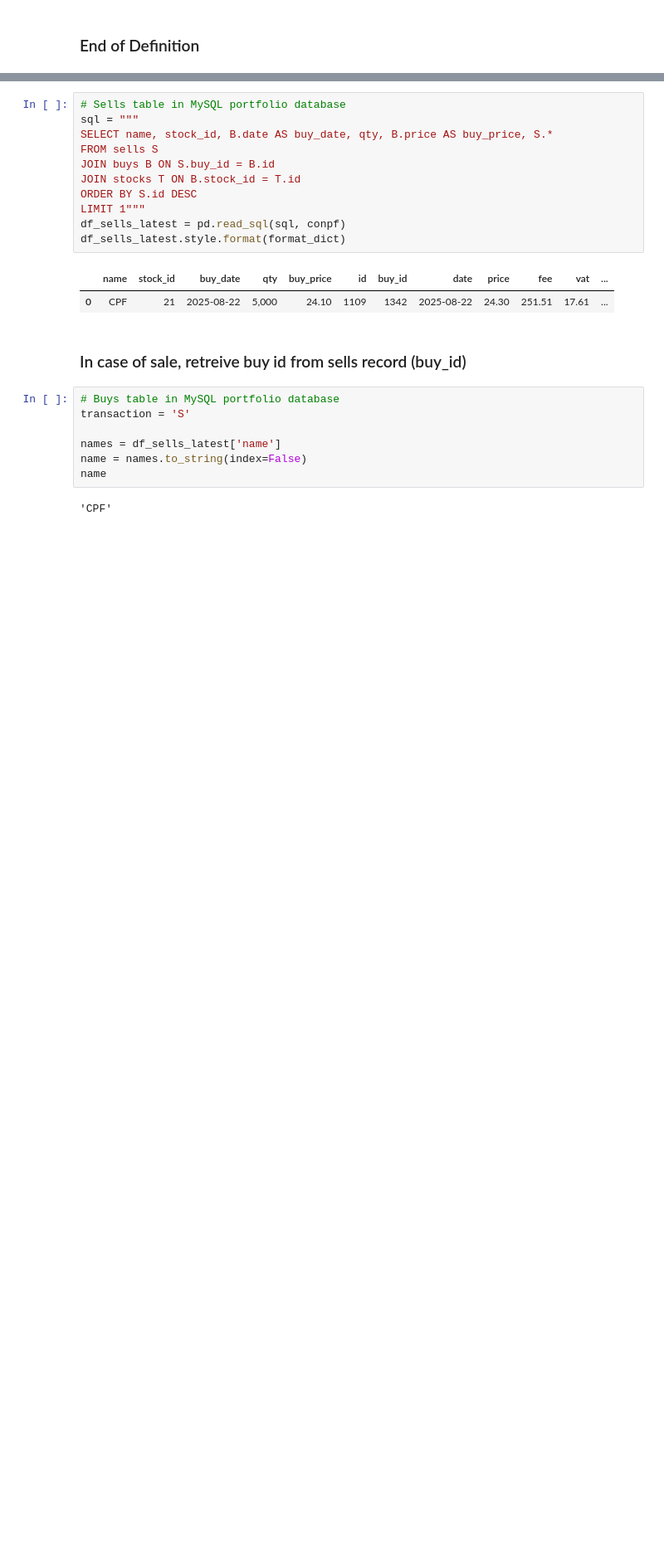
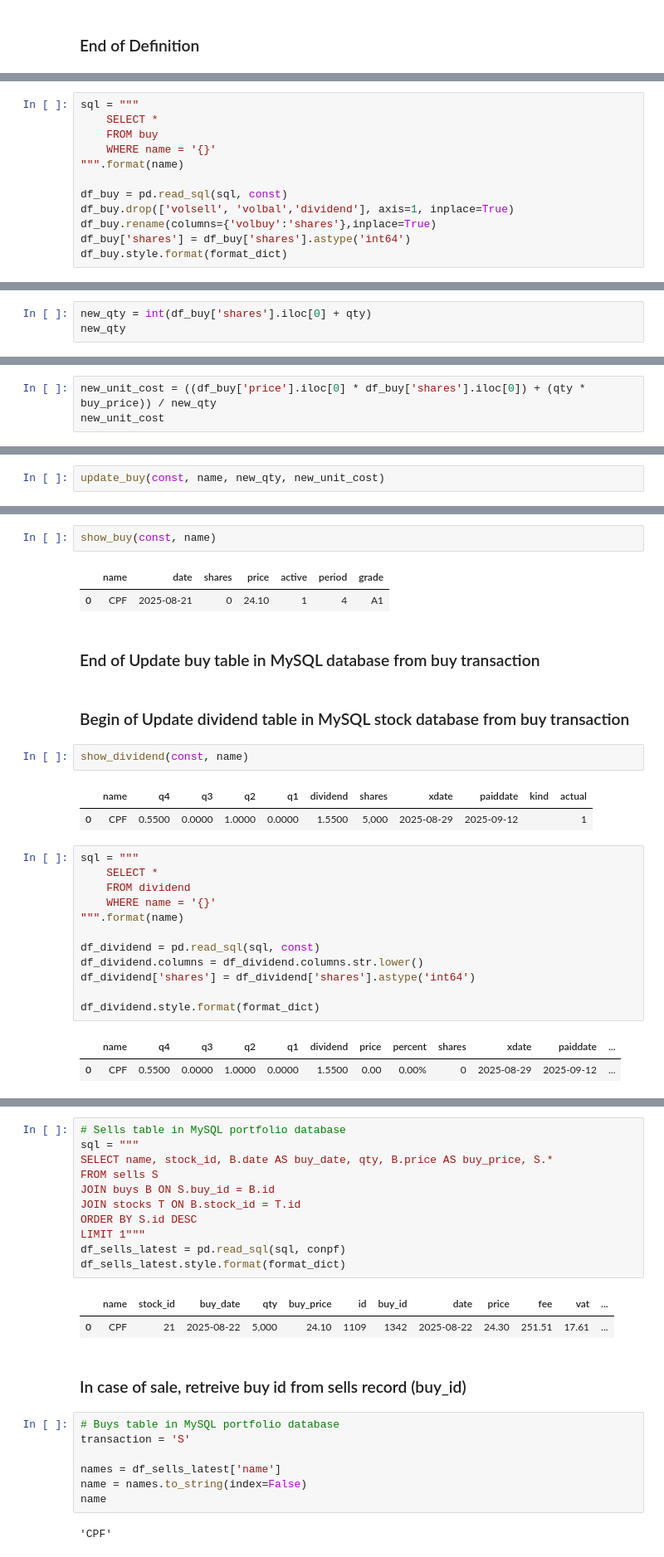
Before and after one commit to santimcs/A5, a Jupyter notebook: Daily/110 - Update Buy and Dividend from Transactions in Portfolio.ipynb, the cells around one changed output, grey strips where cells are left out. Shown at 83% size. Drawn from its saved outputs; the diff is of its cells as text; blank space fills up the shorter version.

```diff
--- a/Daily/110 - Update Buy and Dividend from Transactions in Portfolio.ipynb
+++ b/Daily/110 - Update Buy and Dividend from Transactions in Portfolio.ipynb
@@ -214,0 +231,12 @@ def update_stock(conlite, name, new_qty, new_unit_cost, new_buy_target, new_sell
+# %%
+sql = """
+    SELECT *
+    FROM buy
+    WHERE name = '{}'
+""".format(name)
+
+df_buy = pd.read_sql(sql, const)
+df_buy.drop(['volsell', 'volbal','dividend'], axis=1, inplace=True)
+df_buy.rename(columns={'volbuy':'shares'},inplace=True)
+df_buy['shares'] = df_buy['shares'].astype('int64')
+df_buy.style.format(format_dict)
@@ -214,0 +246,3 @@ def update_stock(conlite, name, new_qty, new_unit_cost, new_buy_target, new_sell
+# %%
+new_qty = int(df_buy['shares'].iloc[0] + qty)
+new_qty
@@ -214,0 +251,3 @@ def update_stock(conlite, name, new_qty, new_unit_cost, new_buy_target, new_sell
+# %%
+new_unit_cost = ((df_buy['price'].iloc[0] * df_buy['shares'].iloc[0]) + (qty * buy_price)) / new_qty
+new_unit_cost
@@ -214,0 +262,2 @@ def update_stock(conlite, name, new_qty, new_unit_cost, new_buy_target, new_sell
+# %%
+update_buy(const, name, new_qty, new_unit_cost)
@@ -214,0 +293,29 @@ def update_stock(conlite, name, new_qty, new_unit_cost, new_buy_target, new_sell
+# %%
+show_buy(const, name)
+# %% [output]
+|  | name | date | shares | price | active | period | grade |
+| 0 | CPF | 2025-08-21 | 0 | 24.10 | 1 | 4 | A1 |
+# %% [markdown]
+### End of Update buy table in MySQL database from buy transaction
+# %% [markdown]
+### Begin of Update dividend table in MySQL stock database from buy transaction
+# %%
+show_dividend(const, name)
+# %% [output]
+|  | name | q4 | q3 | q2 | q1 | dividend | shares | xdate | paiddate | kind | actual |
+| 0 | CPF | 0.5500 | 0.0000 | 1.0000 | 0.0000 | 1.5500 | 5,000 | 2025-08-29 | 2025-09-12 |  | 1 |
+# %%
+sql = """
+    SELECT *
+    FROM dividend
+    WHERE name = '{}'
+""".format(name)
+
+df_dividend = pd.read_sql(sql, const)
+df_dividend.columns = df_dividend.columns.str.lower()
+df_dividend['shares'] = df_dividend['shares'].astype('int64')
+
+df_dividend.style.format(format_dict)
+# %% [output]
+|  | name | q4 | q3 | q2 | q1 | dividend | price | percent | shares | xdate | paiddate | ... |
+| 0 | CPF | 0.5500 | 0.0000 | 1.0000 | 0.0000 | 1.5500 | 0.00 | 0.00% | 0 | 2025-08-29 | 2025-09-12 | ... |
```
Also changed, not shown: parts of 88 cells of this notebook, 26 other files.
